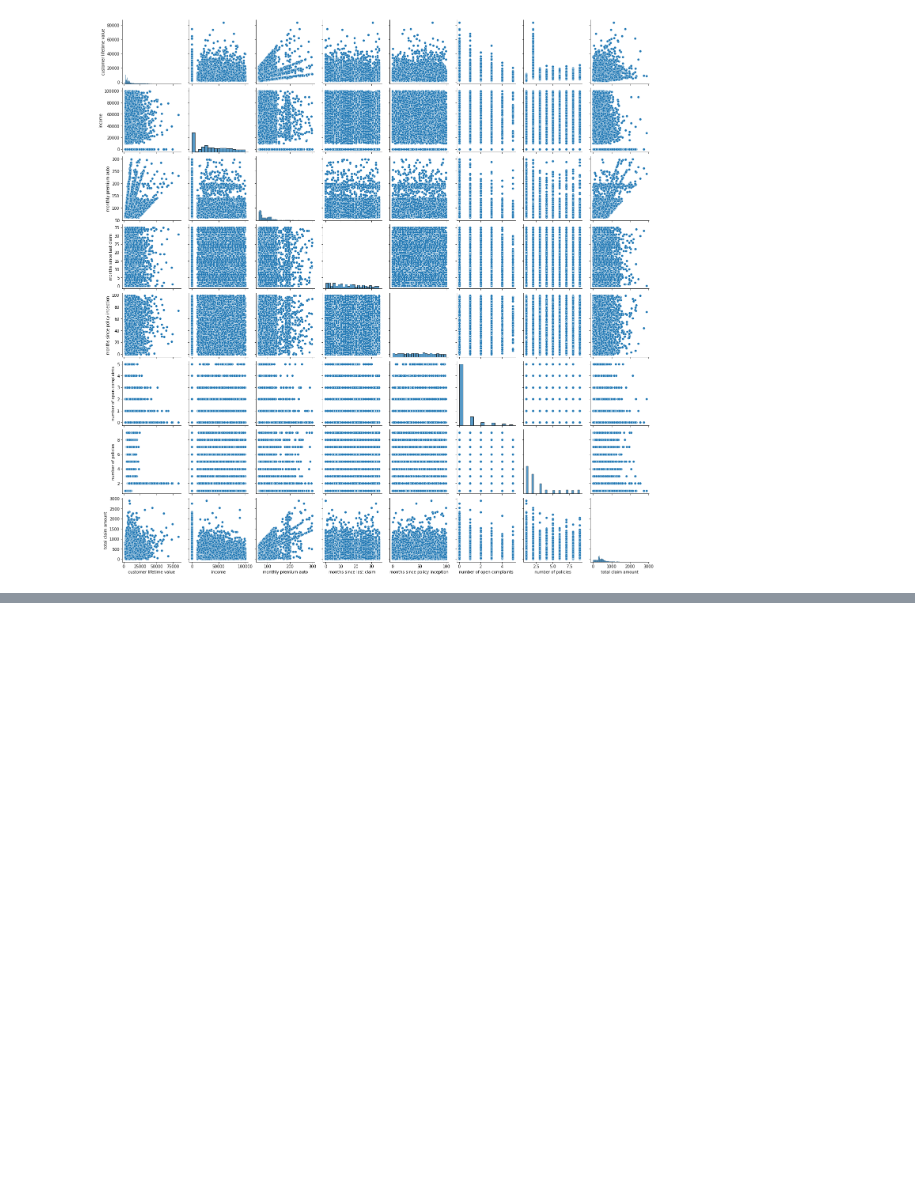
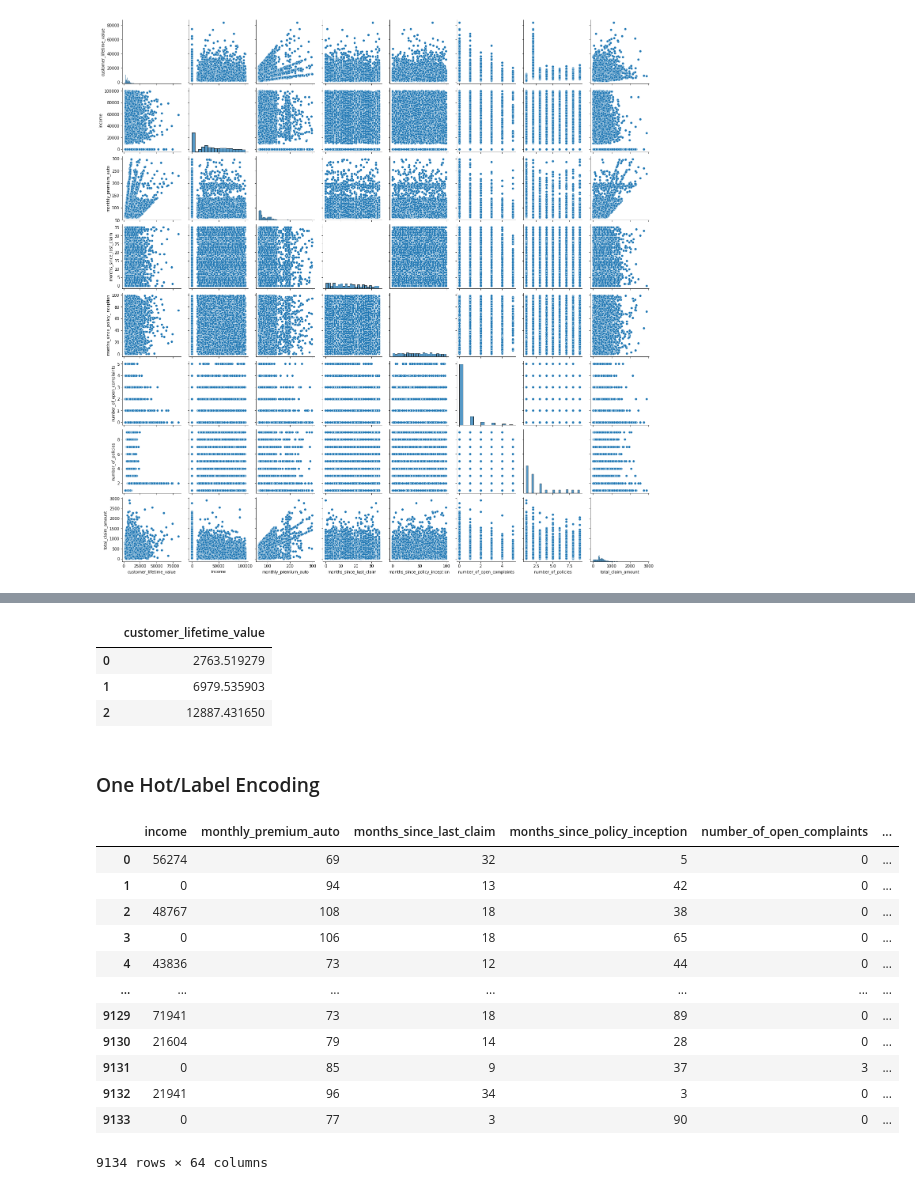
Before and after one commit to itsmrn/lab-customer-analysis-round-6, a Jupyter notebook: lab customer analysis round 6 - mrn.ipynb, the cells around one changed output, grey strips where cells are left out. Drawn from its saved outputs; the diff is of its cells as text; code cells hidden in the pictures; blank space fills up the shorter version.

```diff
--- a/lab customer analysis round 6 - mrn.ipynb
+++ b/lab customer analysis round 6 - mrn.ipynb
@@ -211,0 +116,9 @@ mean_absolute_error(X_test,y_pred)
+# %%
+display(y.head(3))
+# %% [output]
+|  | customer_lifetime_value |
+| 0 | 2763.519279 |
+| 1 | 6979.535903 |
+| 2 | 12887.431650 |
+# %% [markdown]
+### One Hot/Label Encoding
@@ -211,0 +128,19 @@ mean_absolute_error(X_test,y_pred)
+# %%
+categorical_data = dataframe.select_dtypes(include=object)
+
+X = pd.get_dummies(X)
+X
+# %% [output]
+|  | income | monthly_premium_auto | months_since_last_claim | months_since_policy_inception | number_of_open_complaints | ... |
+| 0 | 56274 | 69 | 32 | 5 | 0 | ... |
+| 1 | 0 | 94 | 13 | 42 | 0 | ... |
+| 2 | 48767 | 108 | 18 | 38 | 0 | ... |
+| 3 | 0 | 106 | 18 | 65 | 0 | ... |
+| 4 | 43836 | 73 | 12 | 44 | 0 | ... |
+| ... | ... | ... | ... | ... | ... | ... |
+| 9129 | 71941 | 73 | 18 | 89 | 0 | ... |
+| 9130 | 21604 | 79 | 14 | 28 | 0 | ... |
+| 9131 | 0 | 85 | 9 | 37 | 3 | ... |
+| 9132 | 21941 | 96 | 34 | 3 | 0 | ... |
+| 9133 | 0 | 77 | 3 | 90 | 0 | ... |
+9134 rows × 64 columns
```
Also changed, not shown: parts of 51 cells of this notebook.
